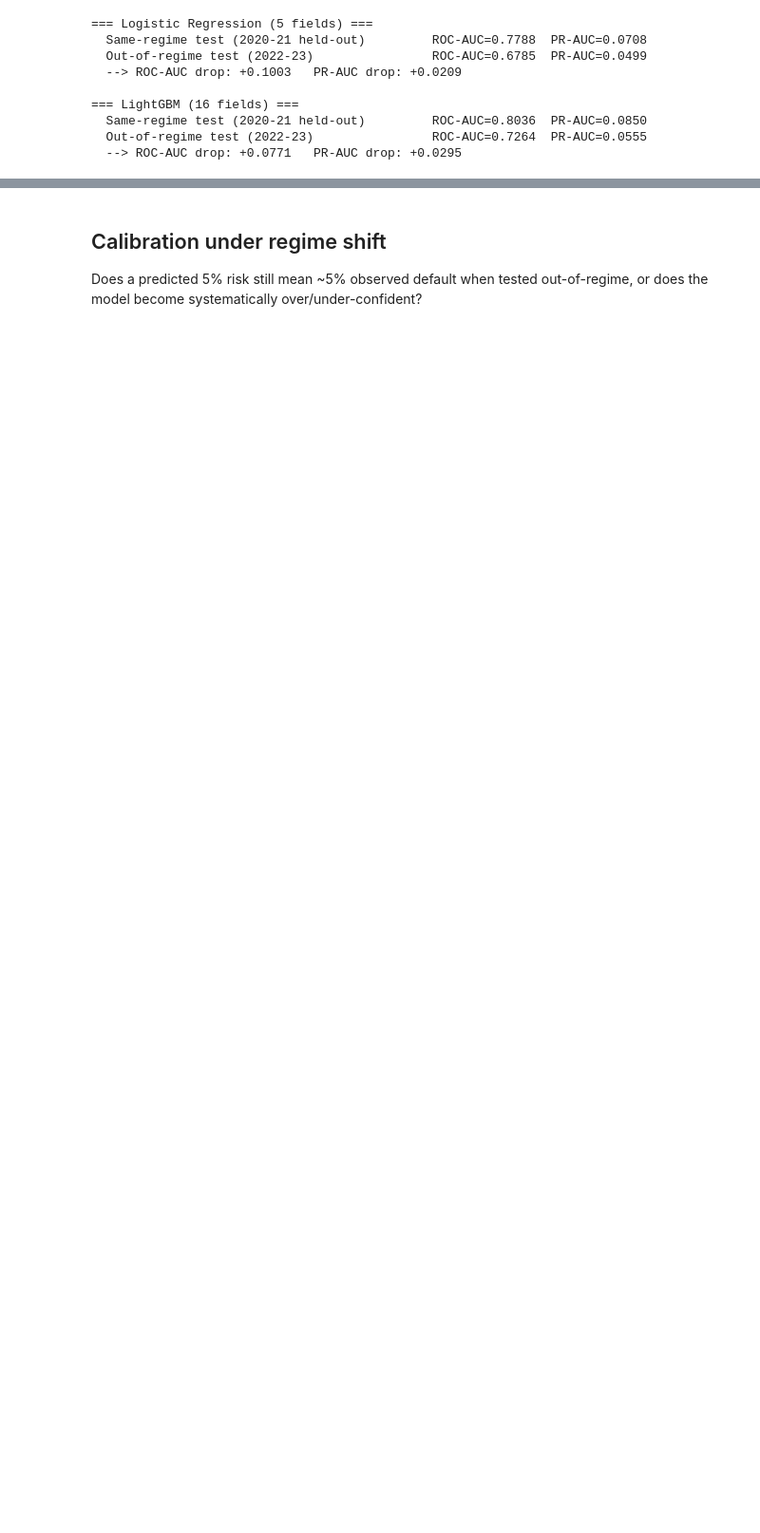
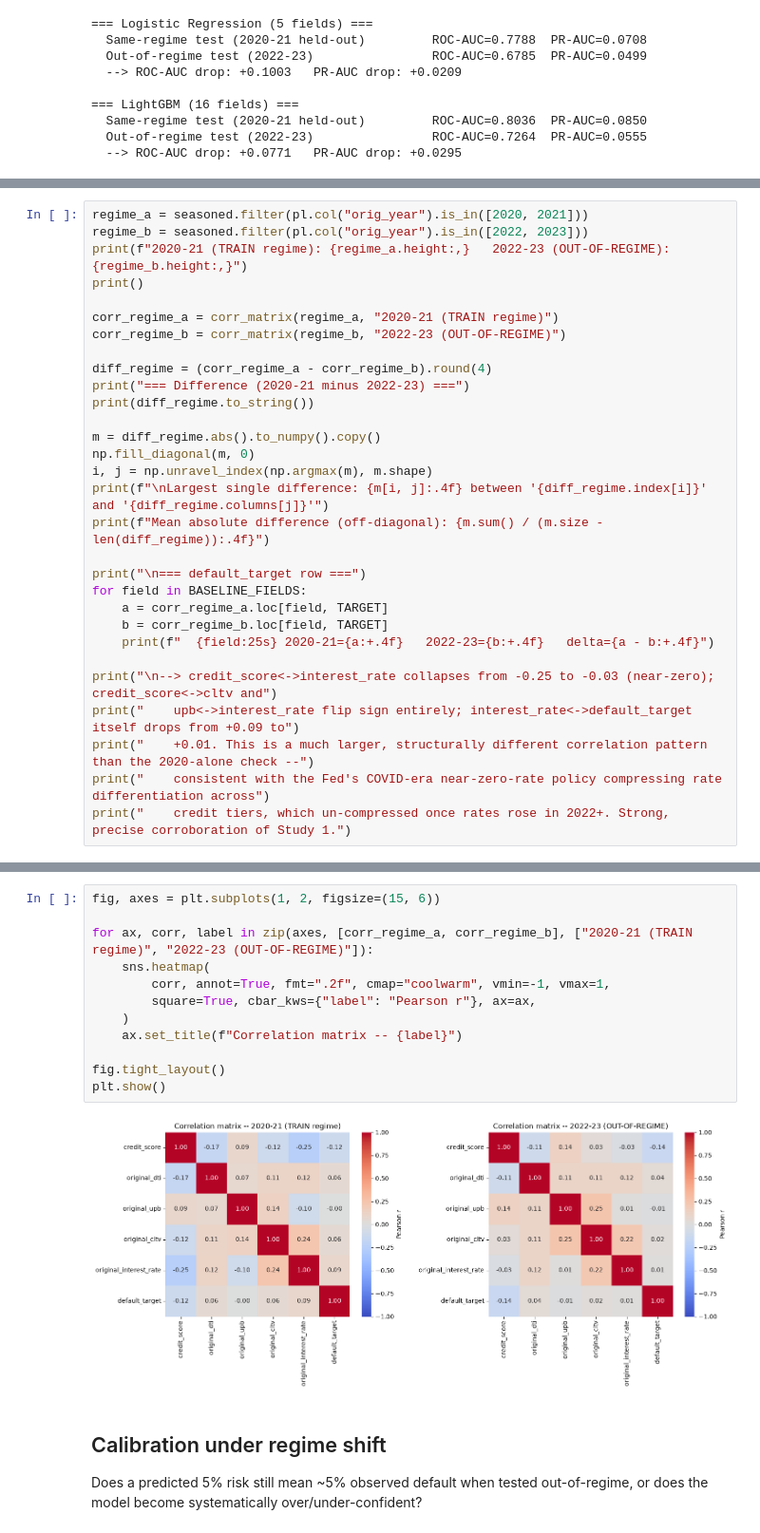
Before and after one commit to hemanthvnp/ArthaDhruva, a Jupyter notebook: notebooks/regime_shift_and_censoring_bias.ipynb, the cells around one changed output, grey strips where cells are left out. Shown at 95% size. Cells and saved outputs as stored; diff of their text form; blank space fills up the shorter version.

```diff
--- a/notebooks/regime_shift_and_censoring_bias.ipynb
+++ b/notebooks/regime_shift_and_censoring_bias.ipynb
@@ -141,0 +224,30 @@ print(f"  --> ROC-AUC drop: {gbm_roc_same - gbm_roc_shift:+.4f}   PR-AUC drop: {
+# %%
+regime_a = seasoned.filter(pl.col("orig_year").is_in([2020, 2021]))
+regime_b = seasoned.filter(pl.col("orig_year").is_in([2022, 2023]))
+print(f"2020-21 (TRAIN regime): {regime_a.height:,}   2022-23 (OUT-OF-REGIME): {regime_b.height:,}")
+print()
+
+corr_regime_a = corr_matrix(regime_a, "2020-21 (TRAIN regime)")
+corr_regime_b = corr_matrix(regime_b, "2022-23 (OUT-OF-REGIME)")
+
+diff_regime = (corr_regime_a - corr_regime_b).round(4)
+print("=== Difference (2020-21 minus 2022-23) ===")
+print(diff_regime.to_string())
+
+m = diff_regime.abs().to_numpy().copy()
+np.fill_diagonal(m, 0)
+i, j = np.unravel_index(np.argmax(m), m.shape)
+print(f"\nLargest single difference: {m[i, j]:.4f} between '{diff_regime.index[i]}' and '{diff_regime.columns[j]}'")
+print(f"Mean absolute difference (off-diagonal): {m.sum() / (m.size - len(diff_regime)):.4f}")
+
+print("\n=== default_target row ===")
+for field in BASELINE_FIELDS:
+    a = corr_regime_a.loc[field, TARGET]
+    b = corr_regime_b.loc[field, TARGET]
+    print(f"  {field:25s} 2020-21={a:+.4f}   2022-23={b:+.4f}   delta={a - b:+.4f}")
+
+print("\n--> credit_score<->interest_rate collapses from -0.25 to -0.03 (near-zero); credit_score<->cltv and")
+print("    upb<->interest_rate flip sign entirely; interest_rate<->default_target itself drops from +0.09 to")
+print("    +0.01. This is a much larger, structurally different correlation pattern than the 2020-alone check --")
+print("    consistent with the Fed's COVID-era near-zero-rate policy compressing rate differentiation across")
+print("    credit tiers, which un-compressed once rates rose in 2022+. Strong, precise corroboration of Study 1.")
@@ -142,3 +272,17 @@ print(f"  --> ROC-AUC drop: {gbm_roc_same - gbm_roc_shift:+.4f}   PR-AUC drop: {
+# %%
+fig, axes = plt.subplots(1, 2, figsize=(15, 6))
+
+for ax, corr, label in zip(axes, [corr_regime_a, corr_regime_b], ["2020-21 (TRAIN regime)", "2022-23 (OUT-OF-REGIME)"]):
+    sns.heatmap(
+        corr, annot=True, fmt=".2f", cmap="coolwarm", vmin=-1, vmax=1,
+        square=True, cbar_kws={"label": "Pearson r"}, ax=ax,
+    )
+    ax.set_title(f"Correlation matrix -- {label}")
+
+fig.tight_layout()
+plt.show()
+# %% [output]
+[figure, added]
 # %% [markdown]
 ## Calibration under regime shift
 
```
Also changed, not shown: parts of 5 cells of this notebook.
